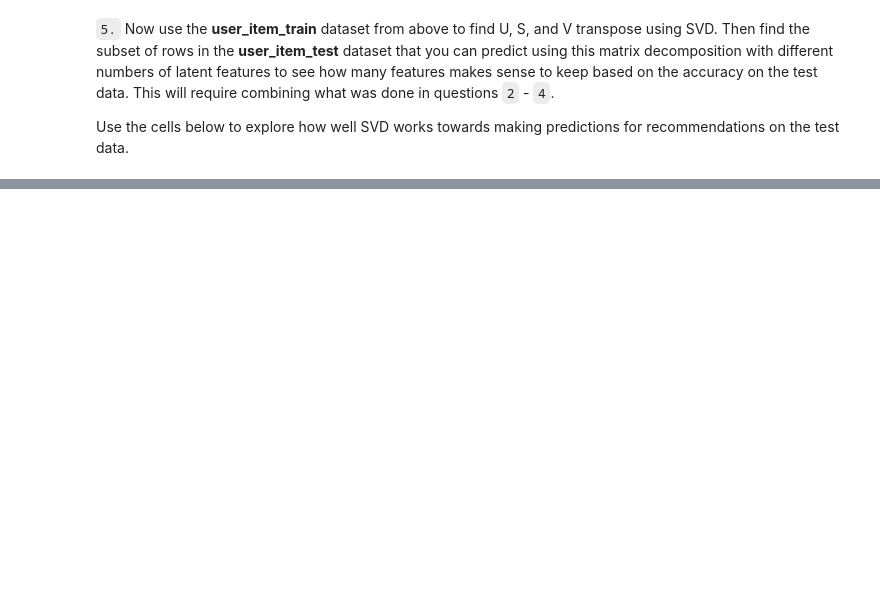
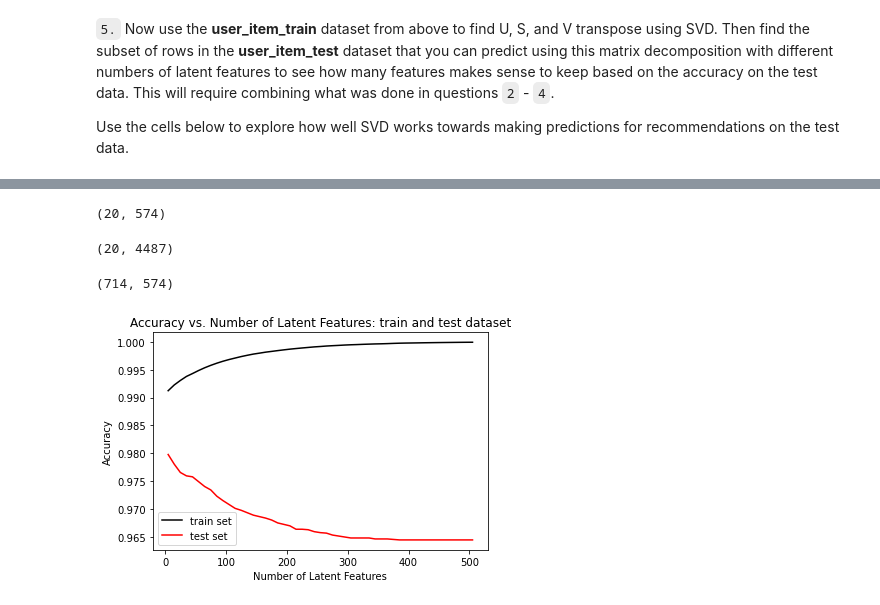
Before and after one commit to adegajew/dollop-of-ML, a Jupyter notebook: Recommendations_with_IBM.ipynb, the cells around one changed output, grey strips where cells are left out. Cells and saved outputs as stored; diff of their text form; code cells hidden in the pictures; blank space fills up the shorter version.

```diff
--- a/Recommendations_with_IBM.ipynb
+++ b/Recommendations_with_IBM.ipynb
@@ -663,6 +657,7 @@ In this part of the notebook, you will build use matrix factorization to make ar
 # %%
 # Load the matrix here
-user_item_matrix = pd.read_pickle('user_item_matrix.p')
+#user_item_matrix = pd.read_pickle('user_item_matrix.p')
+user_item_matrix = user_item
 # %%
 # quick look at the matrix
 user_item_matrix.head()
@@ -787,0 +833,66 @@ call(['python', '-m', 'nbconvert', 'Recommendations_with_IBM.ipynb'])
+# %%
+# subset of rows in the user_item_test dataset that we can predict
+old_users = [x for x in test_idx if x in np.array(user_item_train.index)]
+
+subset_user_item_test = user_item_test[user_item_test.index.isin(old_users)]
+
+subset_user_item_test.shape
+# %% [output]
+(20, 574)
+# %%
+#u matrix should be limited to users we can make predictions for
+
+u_test = u_train[user_item_train.index.isin(old_users), :]
+u_test.shape
+# %% [output]
+(20, 4487)
+# %%
+#v matrix should be limited to test dataset
+vt_test = vt_train[:, user_item_train.columns.isin(test_arts)]
+vt_test.shape
+# %% [output]
+(714, 574)
+# %%
+num_latent_feats = np.arange(5, 500+10, 10)
+sum_errs_train = []
+sum_errs_test = []
+
+for k in num_latent_feats:
+    # restructure train df with k latent features
+    s_new_train, u_new_train, vt_new_train = np.diag(s_train[:k]), u_train[:, :k], vt_train[:k, :]
+
+    # restructure train df with k latent features - test
+    u_new_test, vt_new_test = u_test[:, :k], vt_test[:k, :]
+
+    # take dot product - train
+    user_item_est_train = np.around(np.dot(np.dot(u_new_train, s_new_train), vt_new_train))
+
+    # take dot product - test
+    user_item_est_test = np.around(np.dot(np.dot(u_new_test, s_new_train), vt_new_test))
+
+    # compute error for each prediction to actual value - train
+    diffs_train = np.subtract(user_item_train, user_item_est_train)
+
+    # compute error for each prediction to actual value - test
+    diffs_test = np.subtract(subset_user_item_test, user_item_est_test)
+
+    # total errors and keep track of them - train
+    err_train = np.sum(np.sum(np.abs(diffs_train)))
+    sum_errs_train.append(err_train)
+
+    # total errors and keep track of them - test
+    err_test = np.sum(np.sum(np.abs(diffs_test)))
+    sum_errs_test.append(err_test)
+# %%
+plt.plot(num_latent_feats, 1 - np.array(sum_errs_train)/(user_item_train.shape[0]*user_item_train.shape[1]),
+            label = 'train set', color = 'black');
+plt.plot(num_latent_feats, 1 - np.array(sum_errs_test)/(user_item_test.shape[0]*user_item_test.shape[1]),
+            label = 'test set', color = 'red');
+
+plt.xlabel('Number of Latent Features');
+plt.ylabel('Accuracy');
+plt.title('Accuracy vs. Number of Latent Features: train and test dataset');
+plt.legend();
+plt.show()
+# %% [output]
+[figure, added]
```
Also changed, not shown: parts of 60 cells of this notebook, 4 other files.
